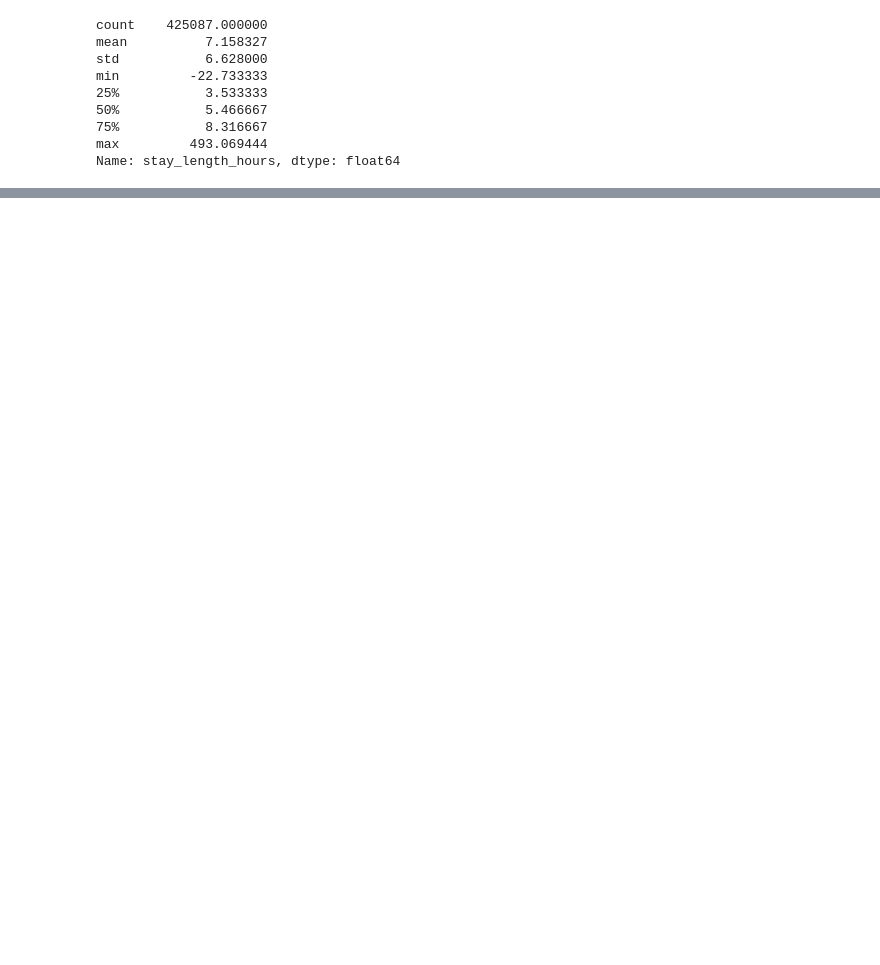
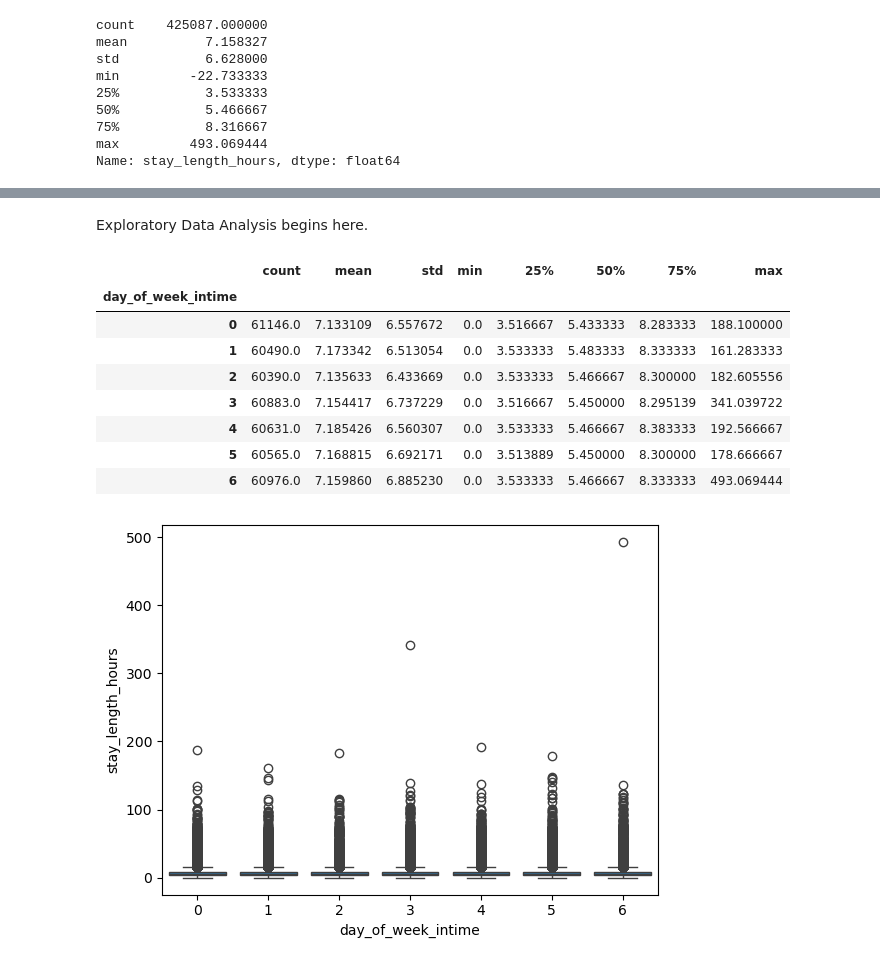
Before and after one commit to ewiesner/Emergency-Department-Wait-Times-, a Jupyter notebook: EDA.ipynb, the cells around one changed output, grey strips where cells are left out. Saved outputs shown, nothing was run; the diff lists cells and outputs as text; code cells hidden in the pictures; blank space fills up the shorter version.

```diff
--- a/EDA.ipynb
+++ b/EDA.ipynb
@@ -114,6 +73,9 @@ plt.show()
 # %%
 #There are some values for stay_length_hours, which are negative. This is nonsensical. Let's check how many of these there are.
 
+print((df['stay_length_hours'] < 0).sum())
 
-(df['stay_length_hours'] < 0).sum()
+#We drop these cases.
+
+df = df[df['stay_length_hours'] >= 0]
 # %% [output]
@@ -124,0 +249,11 @@ df['time_of_day_intime'] = pd.to_datetime(df['intime']).dt.time
+# %%
+#resprate: There are some very large values which appear to be physically impossible. (My cut-off of 300 here is a guess by me about what is reasonable. I could not find information about what values
+# might be possible for human beings.) There is no obvious error here (like a misplaced decimal), so I am replacing these with NaN's.
+
+filtered_values = df[(df['resprate'] > 300)]['resprate']
+
+print(len(filtered_values))
+
+print(filtered_values)
+
+df.loc[(df['resprate'] > 300), 'resprate'] = np.nan
@@ -124,0 +266,13 @@ df['time_of_day_intime'] = pd.to_datetime(df['intime']).dt.time
+# %%
+#O2sat seems to be within the range of possible values, so nothing needs to be done there.
+
+#sbp: systolic blood pressure. The internet indicated that a sbp of 1000 could be possible, but unlikely and fatal. Looking at the data, there are a few values that are large than 1000 by at least a factor of 10.
+# I am guessing these are errors and replacing with NaN.
+
+filtered_values = df[(df['sbp'] > 1000)]['sbp']
+
+print(len(filtered_values))
+
+print(filtered_values)
+
+df.loc[(df['sbp'] > 1000), 'sbp'] = np.nan
@@ -124,0 +286,10 @@ df['time_of_day_intime'] = pd.to_datetime(df['intime']).dt.time
+# %%
+#dbp: diastolic blood pressure. I'll use the same criterion as above, eliminating values above 1000, although this is likely too high a cut-off. Note that there are many more dbp that fall above this cut-off.
+
+filtered_values = df[(df['dbp'] > 1000)]['dbp']
+
+print(len(filtered_values))
+
+print(filtered_values)
+
+df.loc[(df['dbp'] > 1000), 'sbp'] = np.nan
@@ -124,0 +310,16 @@ df['time_of_day_intime'] = pd.to_datetime(df['intime']).dt.time
+# %% [markdown]
+Exploratory Data Analysis begins here.
+# %%
+sns.boxplot(x='day_of_week_intime',y='stay_length_hours', data=df)
+df.groupby('day_of_week_intime')['stay_length_hours'].describe()
+# %% [output]
+|  | count | mean | std | min | 25% | 50% | 75% | max |
+| day_of_week_intime |  |  |  |  |  |  |  |  |
+| 0 | 61146.0 | 7.133109 | 6.557672 | 0.0 | 3.516667 | 5.433333 | 8.283333 | 188.100000 |
+| 1 | 60490.0 | 7.173342 | 6.513054 | 0.0 | 3.533333 | 5.483333 | 8.333333 | 161.283333 |
+| 2 | 60390.0 | 7.135633 | 6.433669 | 0.0 | 3.533333 | 5.466667 | 8.300000 | 182.605556 |
+| 3 | 60883.0 | 7.154417 | 6.737229 | 0.0 | 3.516667 | 5.450000 | 8.295139 | 341.039722 |
+| 4 | 60631.0 | 7.185426 | 6.560307 | 0.0 | 3.533333 | 5.466667 | 8.383333 | 192.566667 |
+| 5 | 60565.0 | 7.168815 | 6.692171 | 0.0 | 3.513889 | 5.450000 | 8.300000 | 178.666667 |
+| 6 | 60976.0 | 7.159860 | 6.885230 | 0.0 | 3.533333 | 5.466667 | 8.333333 | 493.069444 |
+[figure, added]
```
Also changed, not shown: parts of 28 cells of this notebook.
